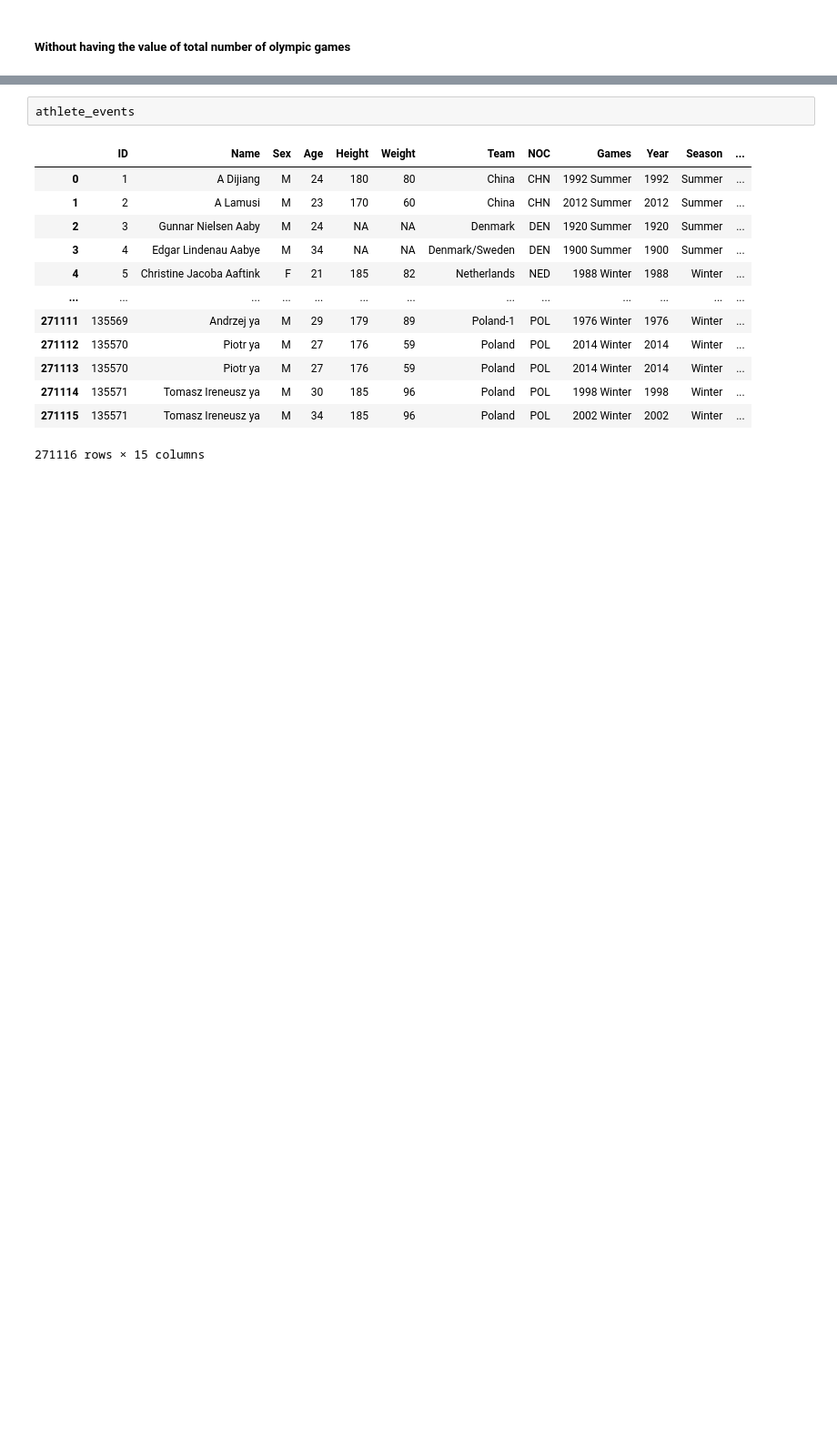
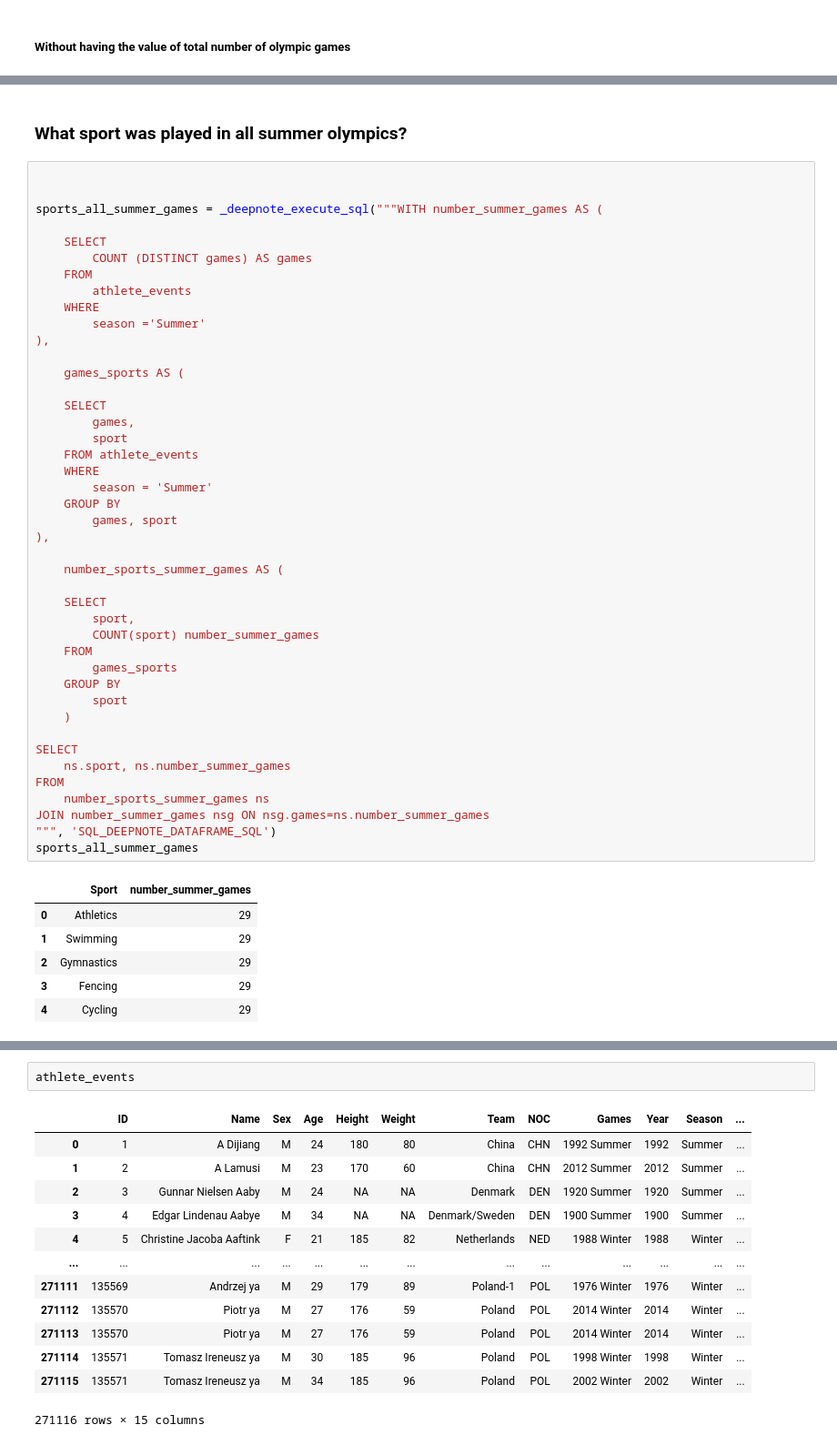
Before and after one commit to ManuelEspitia1/olympics, a Jupyter notebook: notebook.ipynb, the cells around one changed output, grey strips where cells are left out. Shown at 91% size. Drawn from its saved outputs; the diff is of its cells as text; blank space fills up the shorter version.

```diff
--- a/notebook.ipynb
+++ b/notebook.ipynb
@@ -269,3 +269,55 @@ countries_all_games2
 | 1 | Italy | 51 |
 | 2 | Switzerland | 51 |
 | 3 | UK | 51 |
+# %% [markdown]
+### What sport was played in all summer olympics?
+# %%
+
+
+sports_all_summer_games = _deepnote_execute_sql("""WITH number_summer_games AS (
+
+    SELECT
+        COUNT (DISTINCT games) AS games
+    FROM
+        athlete_events
+    WHERE
+        season ='Summer'
+),
+
+    games_sports AS (
+
+    SELECT
+        games,
+        sport
+    FROM athlete_events
+    WHERE
+        season = 'Summer'
+    GROUP BY
+        games, sport
+),
+
+    number_sports_summer_games AS (
+
+    SELECT
+        sport,
+        COUNT(sport) number_summer_games
+    FROM
+        games_sports
+    GROUP BY
+        sport
+    )
+
+SELECT
+    ns.sport, ns.number_summer_games
+FROM
+    number_sports_summer_games ns
+JOIN number_summer_games nsg ON nsg.games=ns.number_summer_games
+""", 'SQL_DEEPNOTE_DATAFRAME_SQL')
+sports_all_summer_games
+# %% [output]
+|  | Sport | number_summer_games |
+| 0 | Athletics | 29 |
+| 1 | Swimming | 29 |
+| 2 | Gymnastics | 29 |
+| 3 | Fencing | 29 |
+| 4 | Cycling | 29 |
```
Also changed, not shown: parts of 7 cells of this notebook.
